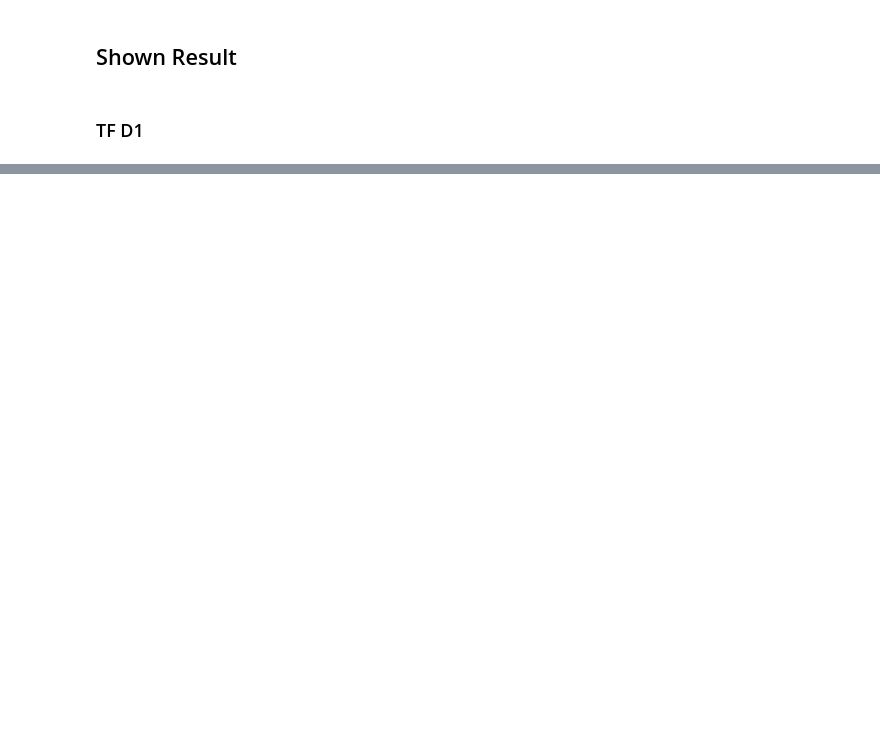
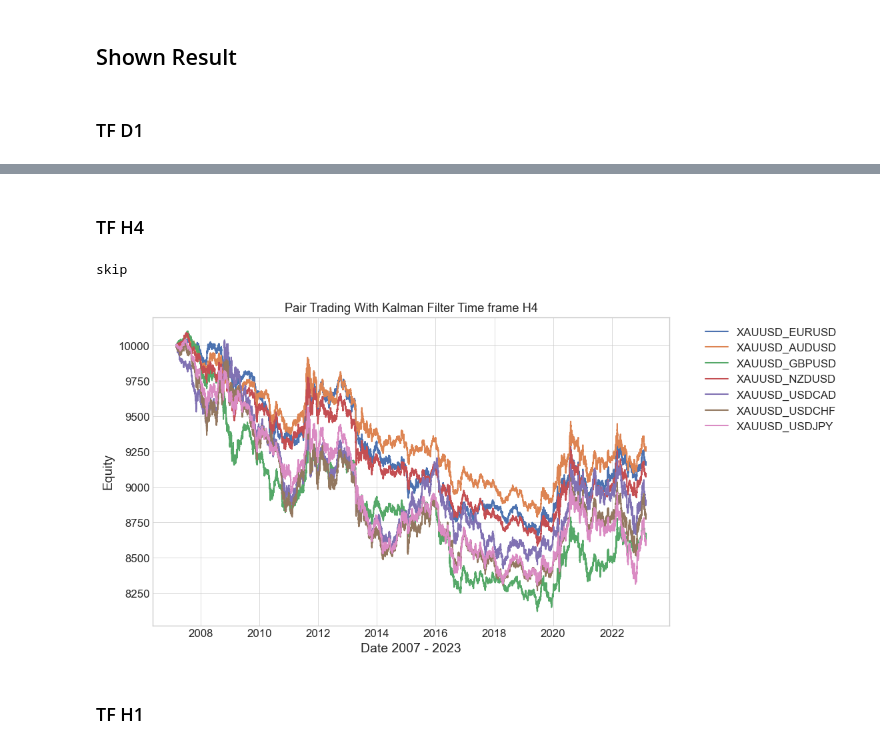
Before and after one commit to Kittipong91/XAUUSD_algorithmic_trading, a Jupyter notebook: Results/Pairs_Trading/Equity.ipynb, the cells around one changed output, grey strips where cells are left out. Cells and saved outputs as stored; diff of their text form; code cells hidden in the pictures; blank space fills up the shorter version.

```diff
--- a/Results/Pairs_Trading/Equity.ipynb
+++ b/Results/Pairs_Trading/Equity.ipynb
@@ -140,0 +259,41 @@ skip
+# %% [markdown]
+### TF H4
+# %%
+TF = 'H4'
+# %%
+XAUUSD[TF] = XAUUSD[TF].reindex(
+    AUDUSD[TF].index, method='ffill')  # fill forward
+x = XAUUSD[TF].index  # Using the index directly without calling it
+
+
+with plt.style.context('seaborn-v0_8-whitegrid'):
+
+    for i, data in enumerate(strategy):
+
+        y = strategy[f'{data}'][TF]['Equity']
+
+
+        if data == 'Buy and Hold':
+            print('skip')
+            # plt.plot(x, y, label=f'{data}',color='black', linewidth=3, zorder=20)
+
+        else:
+
+            plt.plot(x, y, label=f'{data}')
+
+    # Number of accent colors in the color scheme
+
+    plt.title(f'Pair Trading With Kalman Filter Time frame {TF}')
+
+    plt.xlabel('Date 2007 - 2023', fontsize=14)
+
+    plt.ylabel('Equity', fontsize=14)
+
+    plt.legend(bbox_to_anchor=(1.05, 1), loc='upper left')
+
+plt.show()
+# %% [output]
+skip
+[figure, added]
+# %% [markdown]
+### TF H1
```
Also changed, not shown: parts of 59 cells of this notebook, 36 other files.
